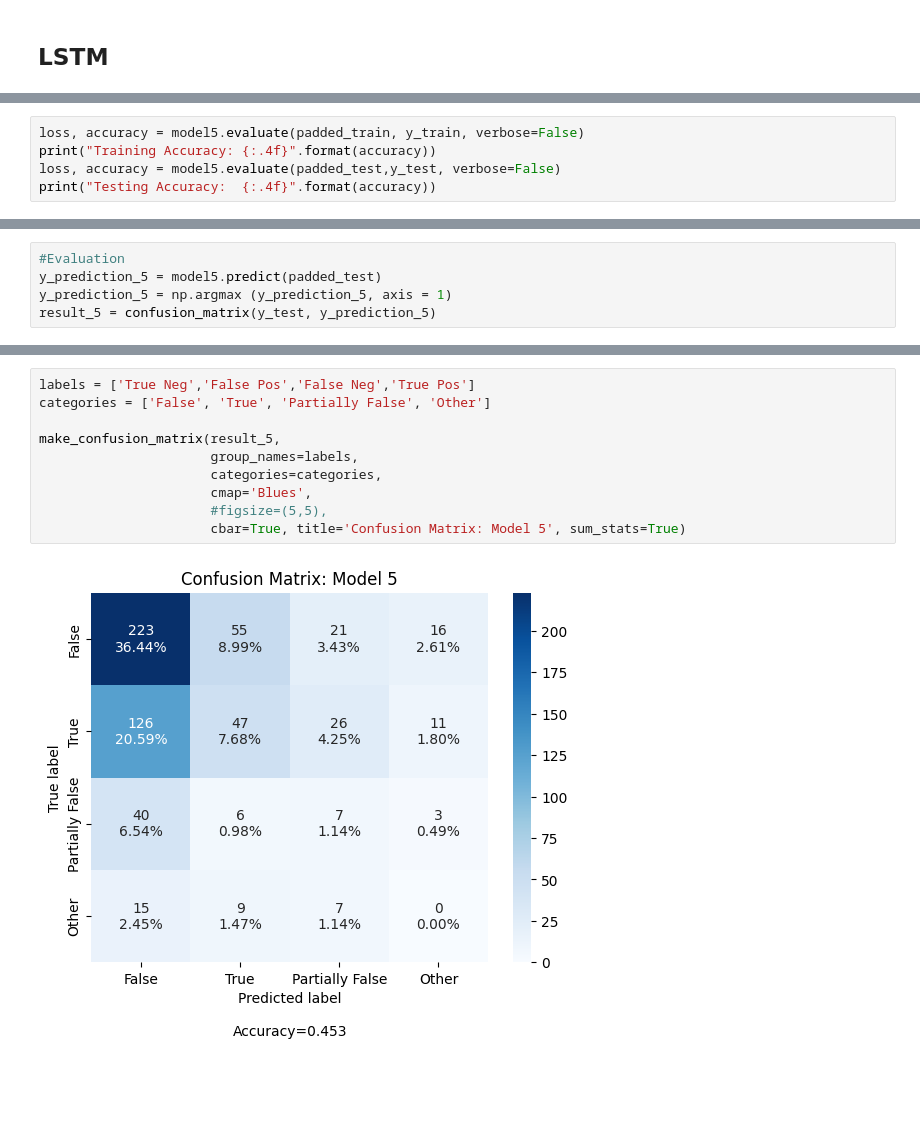
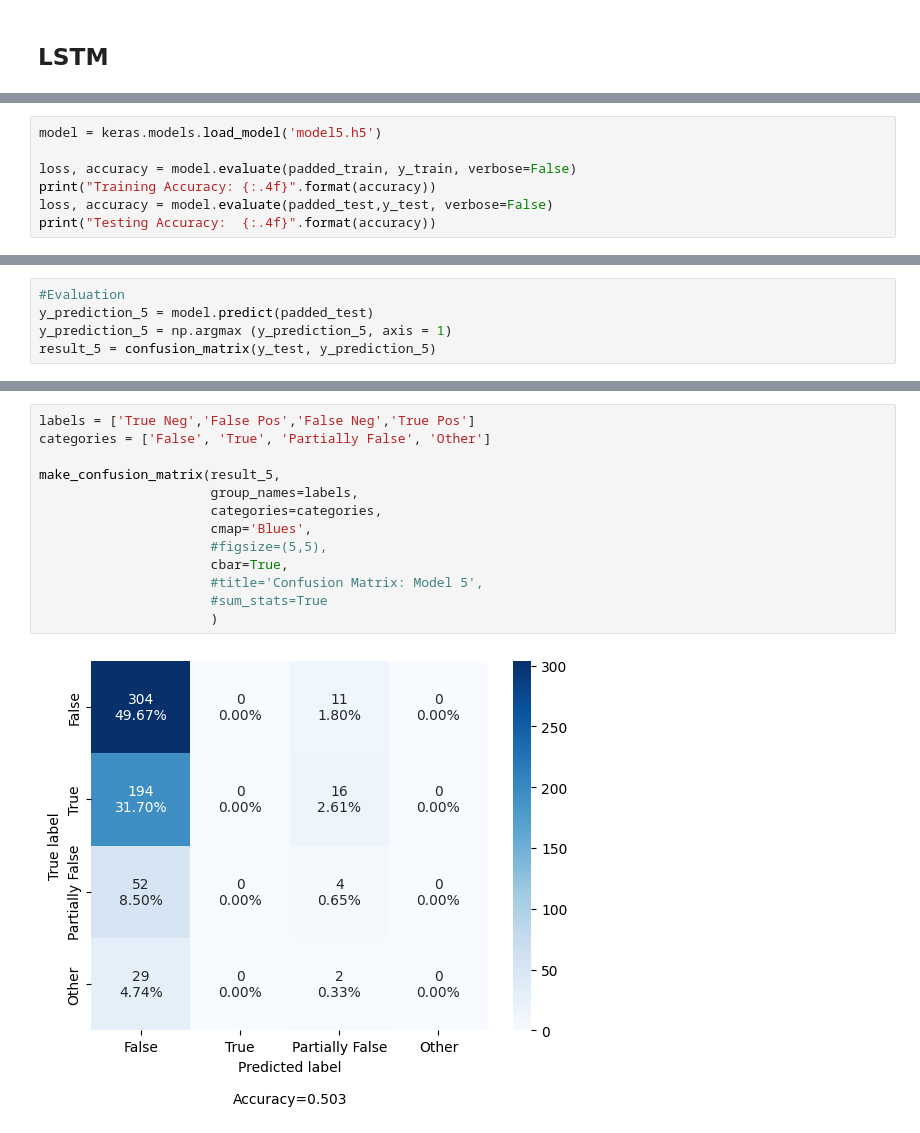
Before and after one commit to cgurkan/fake-news, a Jupyter notebook: FakeNewsDetection_LSTMandGloVe.ipynb, the cells around one changed output, grey strips where cells are left out. Saved outputs shown, nothing was run; the diff lists cells and outputs as text; blank space fills up the shorter version.

```diff
--- a/FakeNewsDetection_LSTMandGloVe.ipynb
+++ b/FakeNewsDetection_LSTMandGloVe.ipynb
@@ -636,6 +668,8 @@ Epoch 20/20
 # %%
-loss, accuracy = model5.evaluate(padded_train, y_train, verbose=False)
+model = keras.models.load_model('model5.h5')
+
+loss, accuracy = model.evaluate(padded_train, y_train, verbose=False)
 print("Training Accuracy: {:.4f}".format(accuracy))
-loss, accuracy = model5.evaluate(padded_test,y_test, verbose=False)
+loss, accuracy = model.evaluate(padded_test,y_test, verbose=False)
 print("Testing Accuracy:  {:.4f}".format(accuracy))
 # %% [output]
@@ -649,6 +683,6 @@ plot_history(history5)
 # %%
 #Evaluation
-y_prediction_5 = model5.predict(padded_test)
+y_prediction_5 = model.predict(padded_test)
 y_prediction_5 = np.argmax (y_prediction_5, axis = 1)
 result_5 = confusion_matrix(y_test, y_prediction_5)
 # %% [output]
@@ -670,12 +704,15 @@ weighted avg       0.43      0.45      0.43       612
 # %%
 labels = ['True Neg','False Pos','False Neg','True Pos']
 categories = ['False', 'True', 'Partially False', 'Other']
 
 make_confusion_matrix(result_5,
                       group_names=labels,
                       categories=categories,
                       cmap='Blues',
                       #figsize=(5,5),
-                      cbar=True, title='Confusion Matrix: Model 5', sum_stats=True)
+                      cbar=True,
+                      #title='Confusion Matrix: Model 5',
+                      #sum_stats=True
+                      )
 # %% [output]
-[figure, old version]
+[figure, new version]
```
Also changed, not shown: parts of 13 cells of this notebook.
